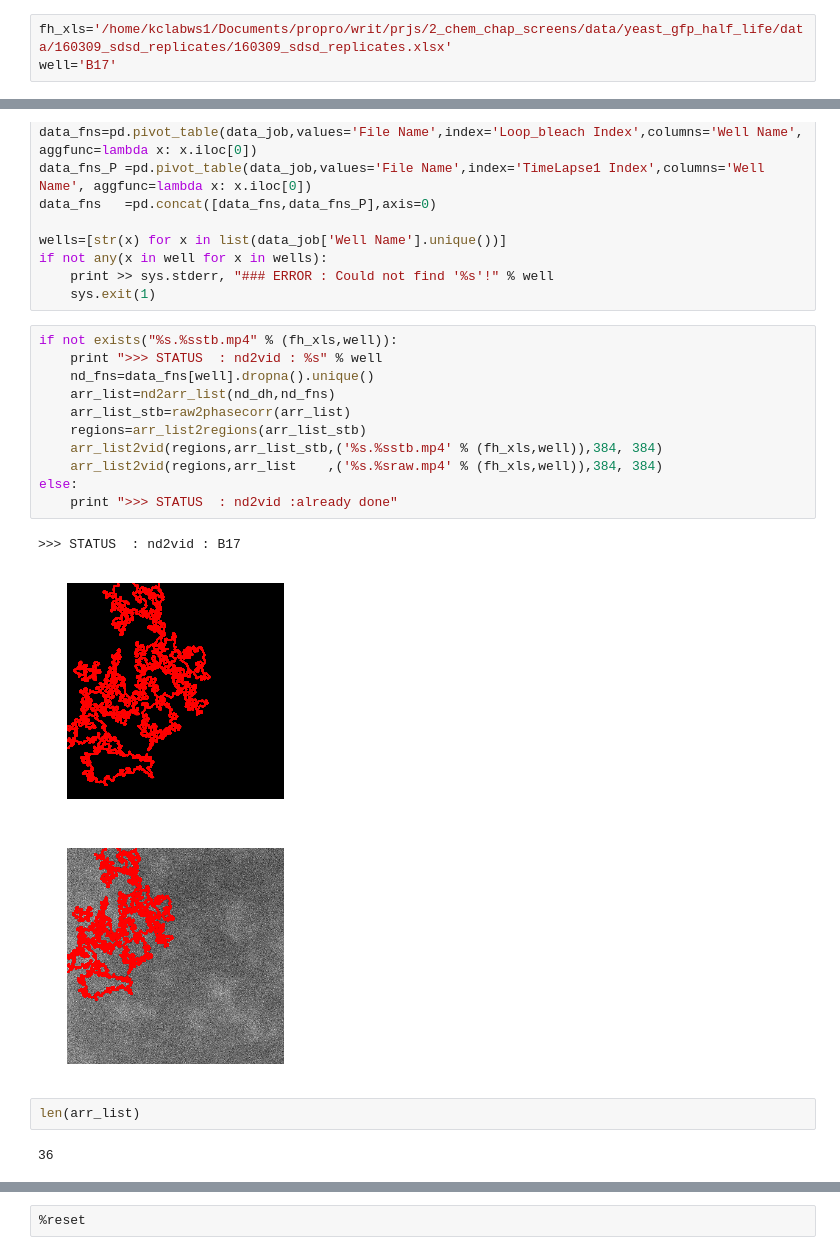
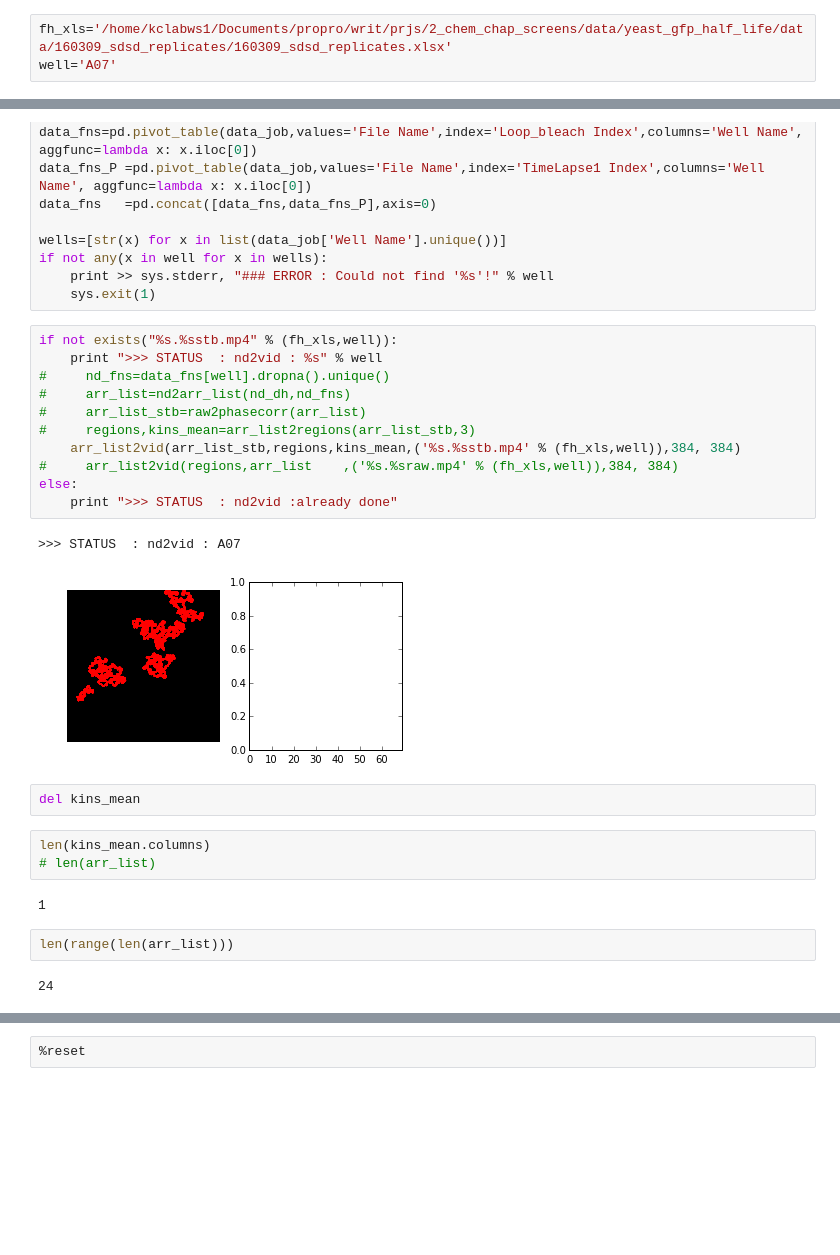
Before and after one commit to rraadd88/htsimaging, a Jupyter notebook: htsimaging/test_nd2vid.ipynb, the cells around one changed output, grey strips where cells are left out. Saved outputs shown, nothing was run; the diff lists cells and outputs as text; blank space fills up the shorter version.

```diff
--- a/htsimaging/test_nd2vid.ipynb
+++ b/htsimaging/test_nd2vid.ipynb
@@ -94,6 +109,6 @@ def arr_list2vid(regions,arr_list,vid_fh,xpixels, ypixels):
 # %%
 fh_xls='/home/kclabws1/Documents/propro/writ/prjs/2_chem_chap_screens/data/yeast_gfp_half_life/data/160309_sdsd_replicates/160309_sdsd_replicates.xlsx'
-well='B17'
+well='A07'
 # %%
 info=pd.read_excel(fh_xls,'info')
 info=info.set_index('varname')
@@ -116,19 +131,25 @@ if not any(x in well for x in wells):
 # %%
 if not exists("%s.%sstb.mp4" % (fh_xls,well)):
     print ">>> STATUS  : nd2vid : %s" % well
-    nd_fns=data_fns[well].dropna().unique()
-    arr_list=nd2arr_list(nd_dh,nd_fns)
-    arr_list_stb=raw2phasecorr(arr_list)
-    regions=arr_list2regions(arr_list_stb)
-    arr_list2vid(regions,arr_list_stb,('%s.%sstb.mp4' % (fh_xls,well)),384, 384)
-    arr_list2vid(regions,arr_list    ,('%s.%sraw.mp4' % (fh_xls,well)),384, 384)
+#     nd_fns=data_fns[well].dropna().unique()
+#     arr_list=nd2arr_list(nd_dh,nd_fns)
+#     arr_list_stb=raw2phasecorr(arr_list)
+#     regions,kins_mean=arr_list2regions(arr_list_stb,3)
+    arr_list2vid(arr_list_stb,regions,kins_mean,('%s.%sstb.mp4' % (fh_xls,well)),384, 384)
+#     arr_list2vid(regions,arr_list    ,('%s.%sraw.mp4' % (fh_xls,well)),384, 384)
 else:
     print ">>> STATUS  : nd2vid :already done"
 # %% [output]
->>> STATUS  : nd2vid : B17
+>>> STATUS  : nd2vid : A07
-[figure, old version]
+[figure, new version]
-[figure, removed]
+# %%
+del kins_mean
+# %%
+len(kins_mean.columns)
+# len(arr_list)
+# %% [output]
+1
 # %%
-len(arr_list)
+len(range(len(arr_list)))
 # %% [output]
-36
+24
```
Also changed, not shown: parts of 8 cells of this notebook, 3 other files.
